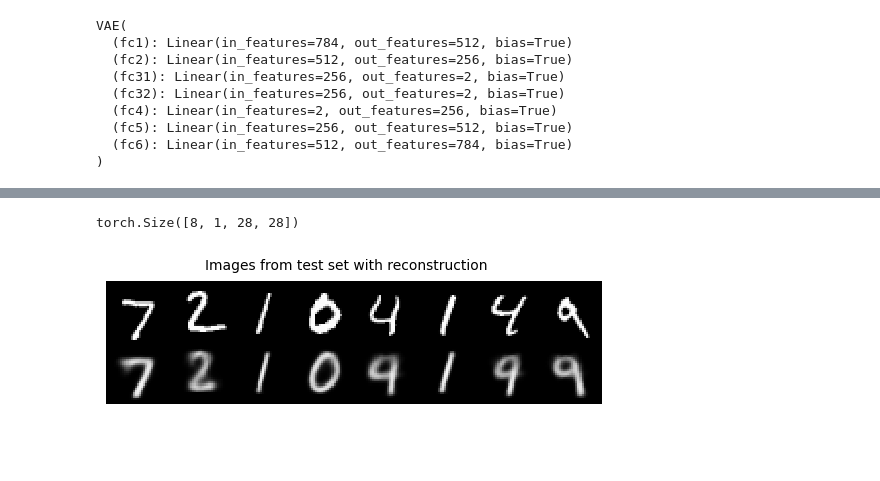
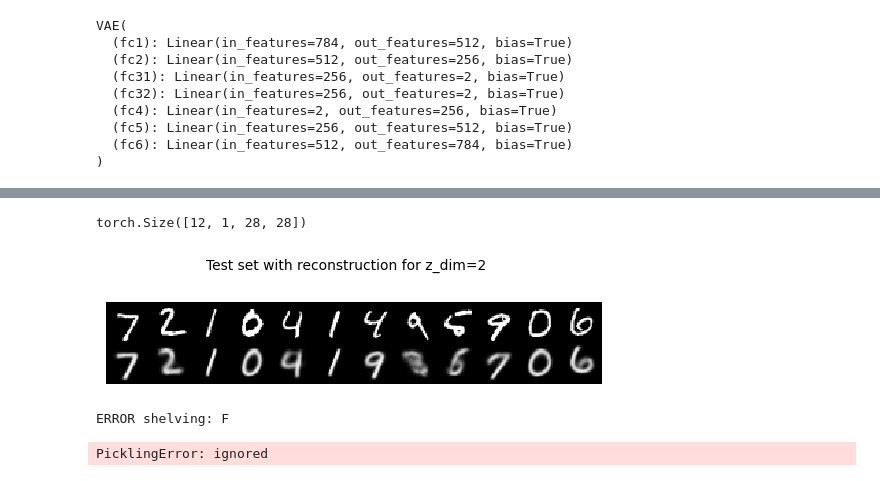
Before and after one commit to Clarkdrengen/PML_2023, a Jupyter notebook: pytorch-mnist-VAE.ipynb, the cells around one changed output, grey strips where cells are left out. Saved outputs shown, nothing was run; the diff lists cells and outputs as text; code cells hidden in the pictures; blank space fills up the shorter version.

```diff
--- a/pytorch-mnist-VAE.ipynb
+++ b/pytorch-mnist-VAE.ipynb
@@ -70,7 +70,8 @@ class VAE(nn.Module):
         return self.decoder(z), mu, log_var
 
 # build model
-vae = VAE(x_dim=image_size , h_dim1= 512, h_dim2=256, z_dim=2)
+#vae = VAE(x_dim=image_size , h_dim1= 512, h_dim2=256, z_dim=2)
+vae = VAE(x_dim=image_size , h_dim1= 512, h_dim2=256, z_dim=z_dim)
 if torch.cuda.is_available():
     vae.cuda()
 # %%
@@ -151,4 +158,5 @@ Train Epoch: 15 [50000/60000 (83%)]     Loss: 141.900313
 # %%
 import matplotlib.pyplot as plt
+device = torch.device("cuda:0" if torch.cuda.is_available() else "cpu")
 # %%
 with torch.no_grad():
@@ -199,34 +197,57 @@ plt.show()
 # %%
 ## now create an image of estimated images and ground truth
 # read https://stackoverflow.com/questions/66667949/pytorch-mnist-autoencoder-to-learn-10-digit-classification
 
 
 ## run first five training images through the encoder
 
 
 ### from https://github.com/dataflowr/notebooks/blob/master/HW3/VAE_clustering_empty.ipynb
 
 def show(img):
     npimg = img.numpy()
     plt.imshow(np.transpose(npimg, (1,2,0)), interpolation='nearest')
-    plt.suptitle('Images from test set with reconstruction', fontsize=10, y=.67)
+    plt.suptitle('Test set with reconstruction for z_dim=2', fontsize=10, y=.67)
     plt.axis('off')
     plt.show()
 
-def plot_reconstruction(vae, n=8):
+def plot_reconstruction(vae, n=12):
 
     x,_ = next(iter(test_loader))
     x = x[:n,:,:,:].to(device)
     try:
         out, _, _, log_p = vae(x.view(-1, image_size))
     except:
         out, _, _ = vae(x.view(-1, image_size))
     print(x.size())
     x_concat = torch.cat([x.view(-1, 1, 28, 28), out.view(-1, 1, 28, 28)], dim=2)
-    out_grid = torchvision.utils.make_grid(x_concat).cpu().data
+    out_grid = torchvision.utils.make_grid(x_concat, nrow=12).cpu().data
     show(out_grid)
 
 plot_reconstruction(vae)
 # %% [output]
-torch.Size([8, 1, 28, 28])
+torch.Size([12, 1, 28, 28])
-[figure, old version]
+[figure, new version]
+# %%
+# save pkl
+
+import shelve
+
+T='Hiya'
+val=[1,2,3]
+
+filename='/tmp/shelve.out'
+my_shelf = shelve.open(filename,'n') # 'n' for new
+
+for key in dir():
+    try:
+        my_shelf[key] = globals()[key]
+    except TypeError:
+        #
+        # __builtins__, my_shelf, and imported modules can not be shelved.
+        #
+        print('ERROR shelving: {0}'.format(key))
+my_shelf.close()
+# %% [output]
+ERROR shelving: F
+PicklingError: ignored
```
Also changed, not shown: parts of 8 cells of this notebook.
